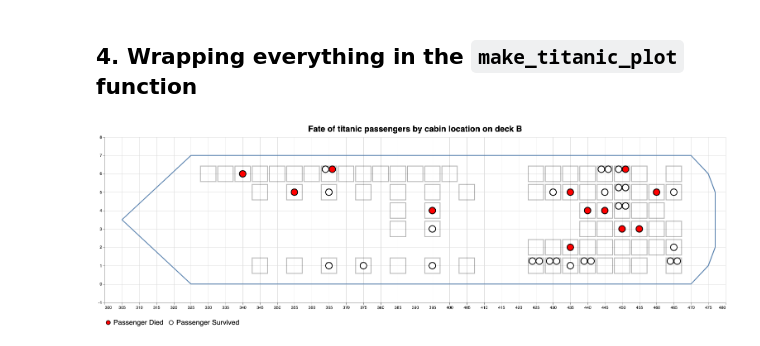
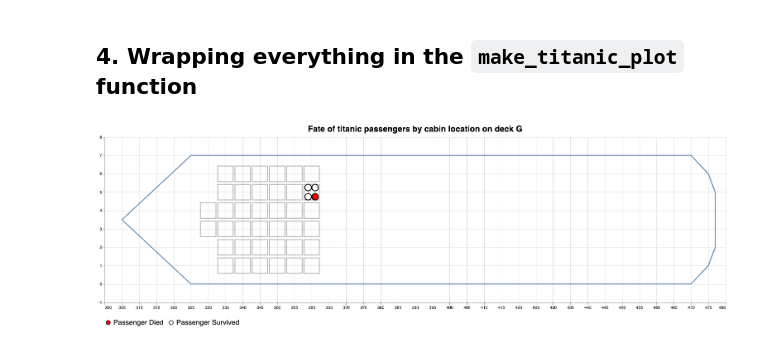
Before and after one commit to UBC-MDS/DSCI_532_GROUP_109, a Jupyter notebook: src/titanic_viz.ipynb, the cells around one changed output. Cells and saved outputs as stored; diff of their text form; code cells hidden in the pictures.

```diff
--- a/src/titanic_viz.ipynb
+++ b/src/titanic_viz.ipynb
@@ -252,6 +342,6 @@ def make_titanic_plot(deck_level):
 
     return full_plot
 # %%
-make_titanic_plot("B")
+make_titanic_plot("G")
 # %% [output]
-[figure, old version]
+[figure, new version]
```
Also changed, not shown: parts of 8 cells of this notebook.
